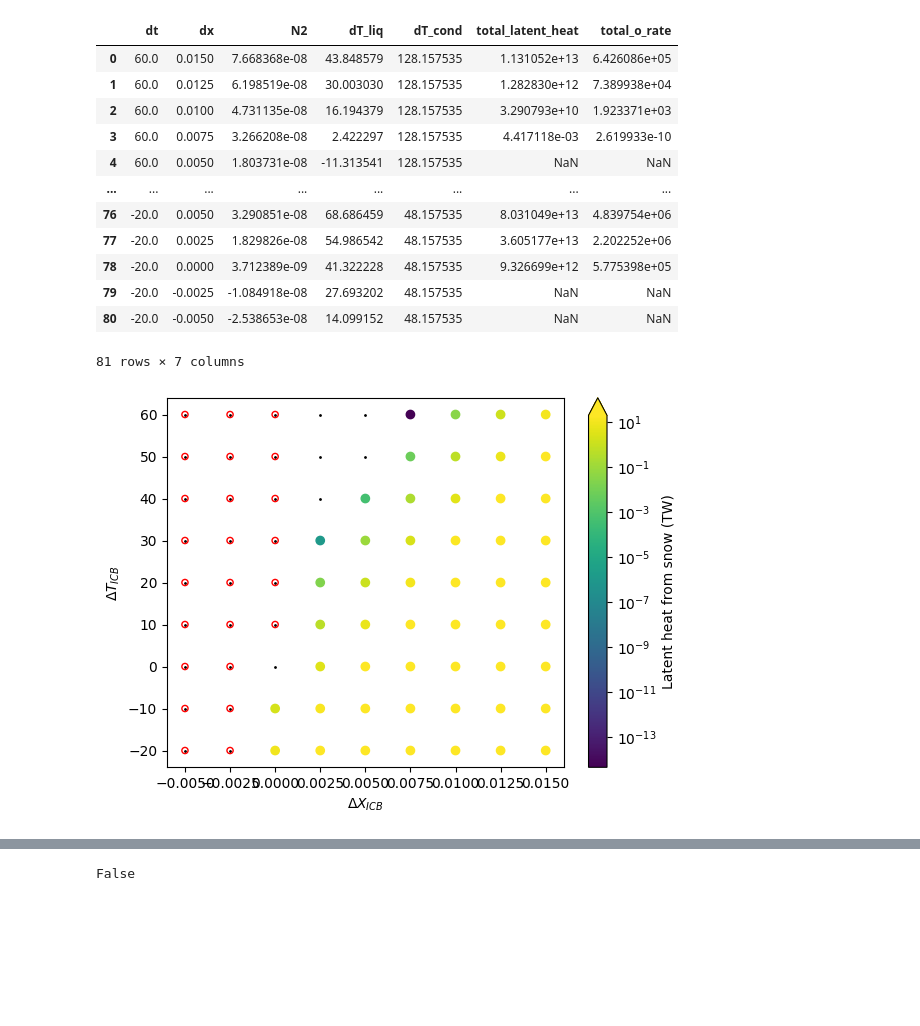
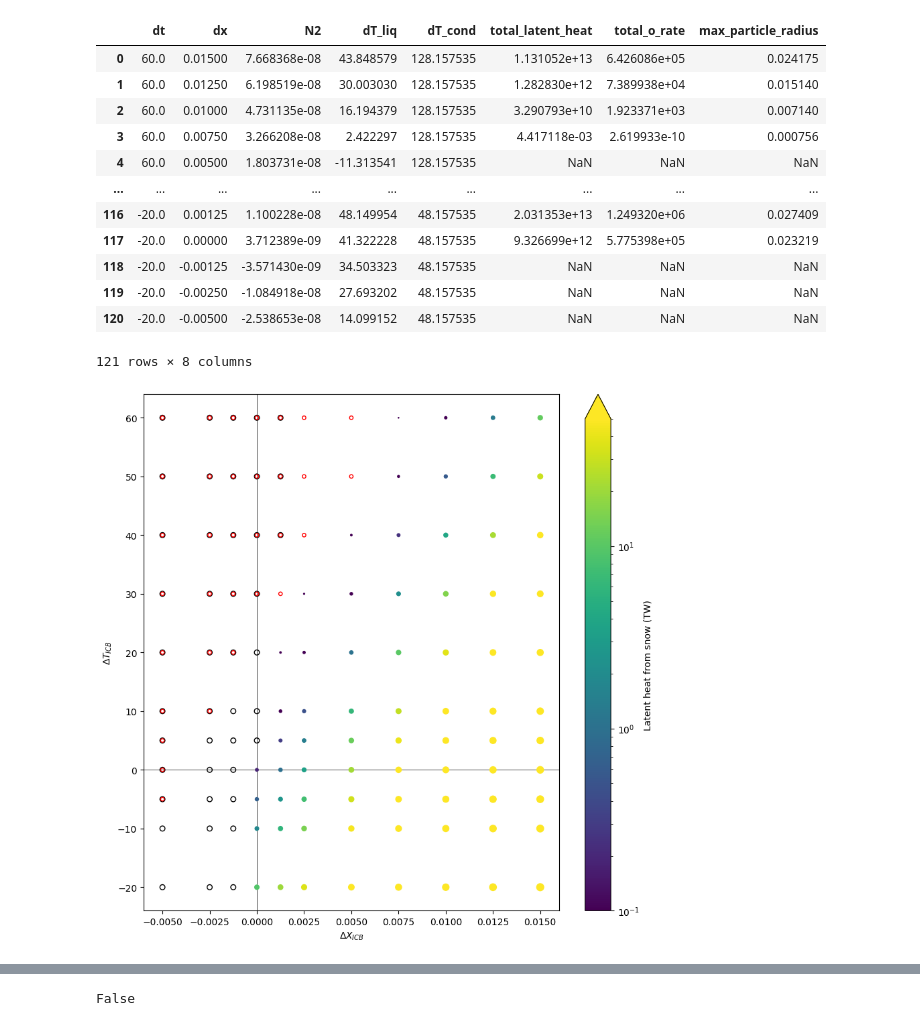
Before and after one commit to andreww/slurry, a Jupyter notebook: layer_models.ipynb, the cells around one changed output, grey strips where cells are left out. Saved outputs shown, nothing was run; the diff lists cells and outputs as text; code cells hidden in the pictures; blank space fills up the shorter version.

```diff
--- a/layer_models.ipynb
+++ b/layer_models.ipynb
@@ -71,6 +64,10 @@ cases_dict = collections.defaultdict(list)
 # %%
-for delta_t_icb in [60.0, 50.0, 40.0, 30.0, 20.0, 10.0, 0.0, -10.0, -20.0]:
-    for delta_x_icb in [0.015, 0.0125, 0.01, 0.0075, 0.005, 0.0025, 0.0, -0.0025, -0.005]:
+import collections
+
+cases_dict = collections.defaultdict(list)
+
+for delta_t_icb in [60.0, 50.0, 40.0, 30.0, 20.0, 10.0, 5.0, 0.0, -5.0, -10.0, -20.0]:
+    for delta_x_icb in [0.015, 0.0125, 0.01, 0.0075, 0.005, 0.0025, 0.00125, 0.0, -0.00125, -0.0025, -0.005]:
         temperature_function = layer_setup.fit_quad_func_boundaries(
             r_icb, r_flayer_top, adiabatic_temperature_function(r_icb)+delta_t_icb,
             adiabatic_temperature_function(r_flayer_top))
@@ -100,19 +97,26 @@ for delta_t_icb in [60.0, 50.0, 40.0, 30.0, 20.0, 10.0, 0.0, -10.0, -20.0]:
         print(f"Dt = {delta_t_icb}, delta_x = {delta_x_icb}, BV freq = {Nbv}, dT_liq = {dt_liq}, dT_cond = {dt_cond}")
         if (N2 >= 0.0) and (dt_liq > 0.0) and (dt_cond > 0.0):
             solutions, particle_densities, growth_rate, solid_vf, \
-            particle_radius_unnormalised, partial_particle_densities, \
+            particle_radii, partial_particle_densities, \
             crit_nuc_radii, nucleation_rates, t_points_out, xl_points_out, total_latent_heat, total_o_rate =flayer.evaluate_flayer(
             temperature_function, composition_function, pressure_function, gravity_function, 0.0, 1.0E20,
                     k0, dl, k, mu, i0, surf_energy, wetting_angle, hetrogeneous_radius,
                     nucleation_radii, analysis_radii, r_icb,
                     r_flayer_top, verbose=False, silent=True)
 
+            max_particle_radius = particle_radii.max()
+
             print(f"Heat from crystalisation = {total_latent_heat/1.0E12} TW, oxygen = {total_o_rate/1.0E9} Tg/s")
+            print(f"maximum particle radius = {max_particle_radius} m")
             cases_dict["total_latent_heat"].append(total_latent_heat)
             cases_dict["total_o_rate"].append(total_o_rate)
+            cases_dict["max_particle_radius"].append(max_particle_radius)
+
+
         else:
             cases_dict["total_latent_heat"].append(None)
             cases_dict["total_o_rate"].append(None)
+            cases_dict["max_particle_radius"].append(None)
 # %% [output]
 Dt = 60.0, delta_x = 0.015, BV freq = 0.00027691817599840305, dT_liq = 43.8485789195056, dT_cond = 128.15753496004254
 Radius 6486.196192330053 m capped to 2 m in falling
@@ -242,38 +269,46 @@ Dt = -20.0, delta_x = -0.005, BV freq = 0.0001593315058380935j, dT_liq = 14.0991
 import pandas as pd
 # %%
 results_df = pd.DataFrame(cases_dict)
+results_df.to_csv('results_df.csv', index=False)
 results_df
 # %% [output]
-|  | dt | dx | N2 | dT_liq | dT_cond | total_latent_heat | total_o_rate |
-| 0 | 60.0 | 0.0150 | 7.668368e-08 | 43.848579 | 128.157535 | 1.131052e+13 | 6.426086e+05 |
-| 1 | 60.0 | 0.0125 | 6.198519e-08 | 30.003030 | 128.157535 | 1.282830e+12 | 7.389938e+04 |
-| 2 | 60.0 | 0.0100 | 4.731135e-08 | 16.194379 | 128.157535 | 3.290793e+10 | 1.923371e+03 |
-| 3 | 60.0 | 0.0075 | 3.266208e-08 | 2.422297 | 128.157535 | 4.417118e-03 | 2.619933e-10 |
-| 4 | 60.0 | 0.0050 | 1.803731e-08 | -11.313541 | 128.157535 | NaN | NaN |
-| ... | ... | ... | ... | ... | ... | ... | ... |
-| 76 | -20.0 | 0.0050 | 3.290851e-08 | 68.686459 | 48.157535 | 8.031049e+13 | 4.839754e+06 |
-| 77 | -20.0 | 0.0025 | 1.829826e-08 | 54.986542 | 48.157535 | 3.605177e+13 | 2.202252e+06 |
-| 78 | -20.0 | 0.0000 | 3.712389e-09 | 41.322228 | 48.157535 | 9.326699e+12 | 5.775398e+05 |
-| 79 | -20.0 | -0.0025 | -1.084918e-08 | 27.693202 | 48.157535 | NaN | NaN |
-| 80 | -20.0 | -0.0050 | -2.538653e-08 | 14.099152 | 48.157535 | NaN | NaN |
+|  | dt | dx | N2 | dT_liq | dT_cond | total_latent_heat | total_o_rate | max_particle_radius |
+| 0 | 60.0 | 0.01500 | 7.668368e-08 | 43.848579 | 128.157535 | 1.131052e+13 | 6.426086e+05 | 0.024175 |
+| 1 | 60.0 | 0.01250 | 6.198519e-08 | 30.003030 | 128.157535 | 1.282830e+12 | 7.389938e+04 | 0.015140 |
+| 2 | 60.0 | 0.01000 | 4.731135e-08 | 16.194379 | 128.157535 | 3.290793e+10 | 1.923371e+03 | 0.007140 |
+| 3 | 60.0 | 0.00750 | 3.266208e-08 | 2.422297 | 128.157535 | 4.417118e-03 | 2.619933e-10 | 0.000756 |
+| 4 | 60.0 | 0.00500 | 1.803731e-08 | -11.313541 | 128.157535 | NaN | NaN | NaN |
+| ... | ... | ... | ... | ... | ... | ... | ... | ... |
+| 116 | -20.0 | 0.00125 | 1.100228e-08 | 48.149954 | 48.157535 | 2.031353e+13 | 1.249320e+06 | 0.027409 |
+| 117 | -20.0 | 0.00000 | 3.712389e-09 | 41.322228 | 48.157535 | 9.326699e+12 | 5.775398e+05 | 0.023219 |
+| 118 | -20.0 | -0.00125 | -3.571430e-09 | 34.503323 | 48.157535 | NaN | NaN | NaN |
+| 119 | -20.0 | -0.00250 | -1.084918e-08 | 27.693202 | 48.157535 | NaN | NaN | NaN |
+| 120 | -20.0 | -0.00500 | -2.538653e-08 | 14.099152 | 48.157535 | NaN | NaN | NaN |
-81 rows × 7 columns
+121 rows × 8 columns
 # %%
 snow_df = results_df[~results_df["total_latent_heat"].isna()]
 unstable_df = results_df[results_df["N2"] < 0.0]
+wrong_dtdr_df = results_df[results_df["dT_cond"] < 0.0]
+melting_df = results_df[results_df["dT_liq"] < 0.0]
 # %%
 import matplotlib.colors as colors
-fig, ax = plt.subplots()
-ax.scatter(results_df["dx"], results_df["dt"], color='k', s=1)
-ax.scatter(unstable_df["dx"], unstable_df["dt"], s=20, facecolors='none', edgecolors='r')
+fig, ax = plt.subplots(figsize=(10,10))
+ax.axhline(c='k', lw=0.5, zorder=0)
+ax.axvline(c='k', lw=0.5, zorder=0)
+ax.scatter(unstable_df["dx"], unstable_df["dt"], s=30, facecolors='none', edgecolors='k')
+ax.scatter(wrong_dtdr_df["dx"], wrong_dtdr_df["dt"], s=50, facecolors='none', edgecolors='b')
+ax.scatter(melting_df["dx"], melting_df["dt"], s=15, facecolors='none', edgecolors='r')
 c = ax.scatter(snow_df["dx"], snow_df["dt"], c=np.array(snow_df["total_latent_heat"])/1.0E12,
-              norm=colors.LogNorm(vmax=20), cmap='viridis')
+              norm=colors.LogNorm(vmin=0.1, vmax=50), cmap='viridis',
+              s=snow_df["max_particle_radius"]*1000)
 ax.set_ylabel("$\Delta T_{ICB}$")
 ax.set_xlabel("$\Delta X_{ICB}$")
+
 #ax.set_ylim(-0.006, 0.006)
 fig.colorbar(c, label='Latent heat from snow (TW)', extend='max')
 plt.show()
 # %% [output]
-[figure, old version]
+[figure, new version]
 # %%
 results_df
 # %% [output]
```
Also changed, not shown: parts of 5 cells of this notebook.
